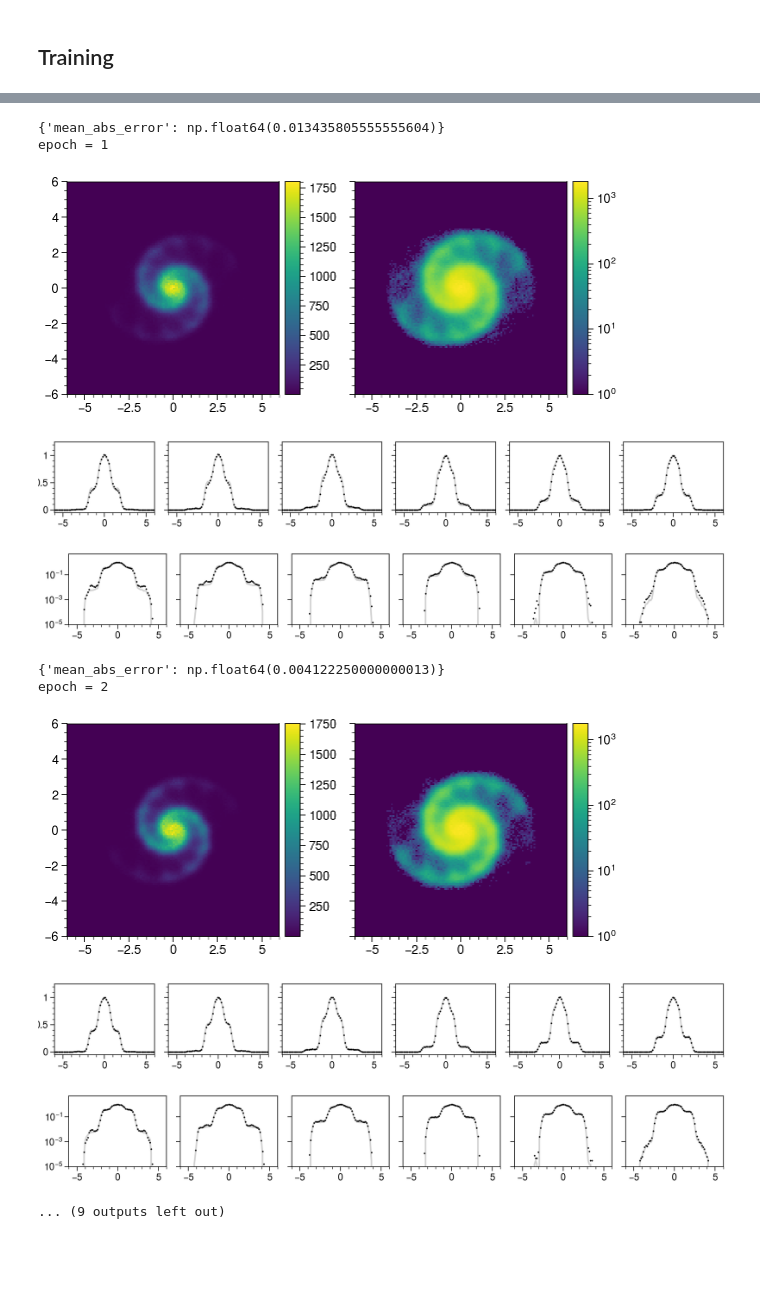
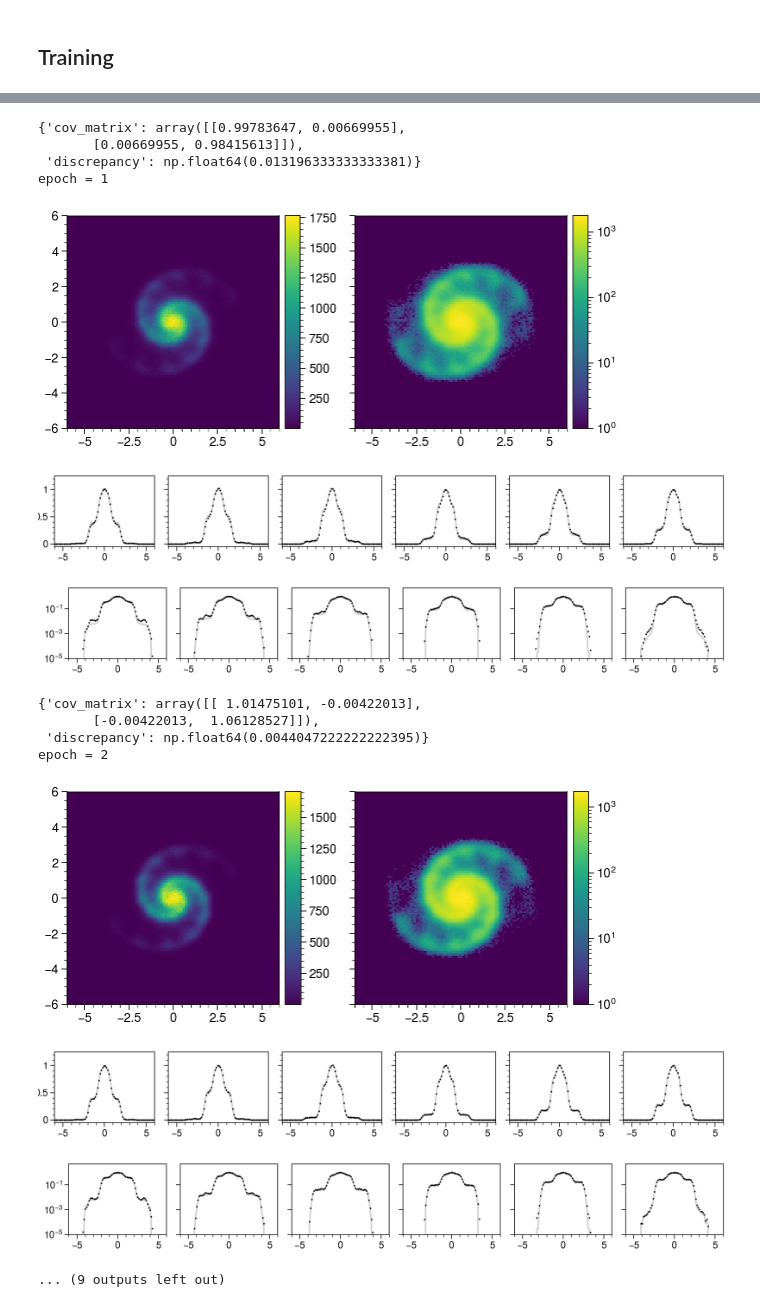
Before and after one commit to austin-hoover/ment, a Jupyter notebook: examples/rec_2d_1d.ipynb, the cells around one changed output, grey strips where cells are left out. Drawn from its saved outputs; the diff is of its cells as text; code cells hidden in the pictures; blank space fills up the shorter version.

```diff
--- a/examples/rec_2d_1d.ipynb
+++ b/examples/rec_2d_1d.ipynb
@@ -152,27 +152,31 @@ def plot_model(model):
 # %%
 model.mode = "integrate"
 
 trainer = ment.train.Trainer(
     model,
     plot_func=plot_model,
-    eval_func=ment.train.Evaluator(n_samples=100_000),
+    eval_func=ment.train.Evaluator(nsamp=100_000),
     notebook=True,
 )
 
 trainer.train(epochs=4, learning_rate=0.75)
 # %% [output]
 non numeric history values being saved
 [figure]
 [figure]
 [figure]
-{'mean_abs_error': np.float64(0.013435805555555604)}
+{'cov_matrix': array([[0.99783647, 0.00669955],
+       [0.00669955, 0.98415613]]),
+ 'discrepancy': np.float64(0.013196333333333381)}
 epoch = 1
-[figure, old version]
+[figure, new version]
 [figure]
 [figure]
-{'mean_abs_error': np.float64(0.004122250000000013)}
+{'cov_matrix': array([[ 1.01475101, -0.00422013],
+       [-0.00422013,  1.06128527]]),
+ 'discrepancy': np.float64(0.0044047222222222395)}
 epoch = 2
-[figure, old version]
+[figure, new version]
 [figure]
 [figure]
 ... (9 outputs left out)
```
Also changed, not shown: parts of 1 cell of this notebook, 3 other files.
